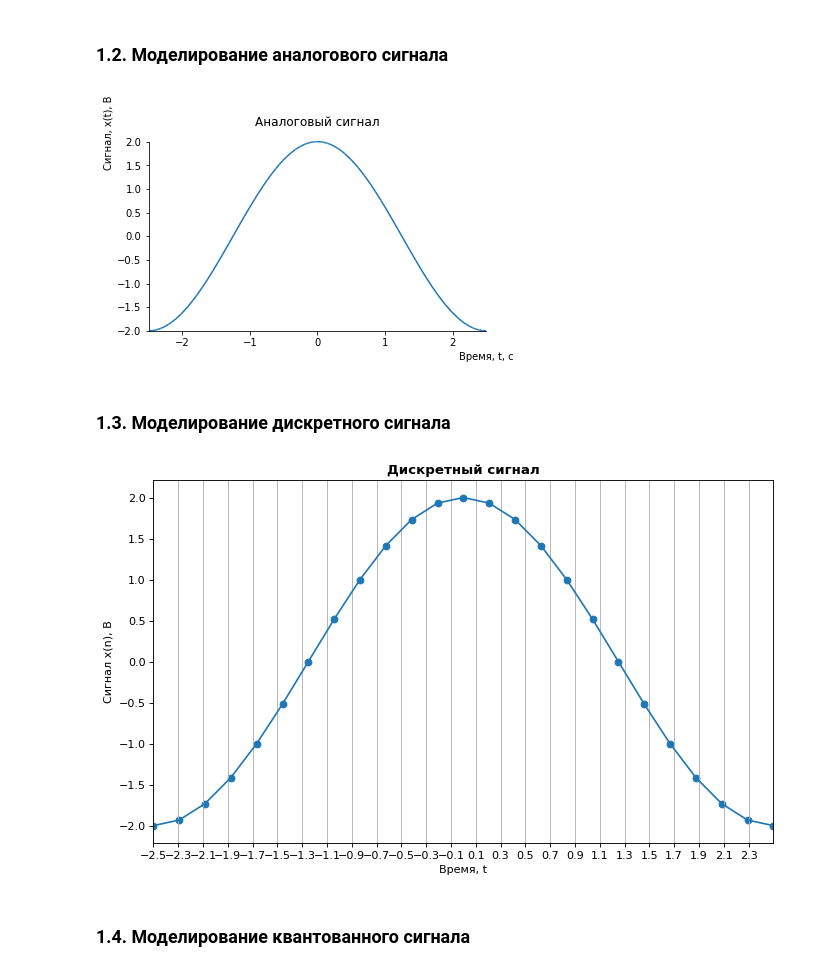
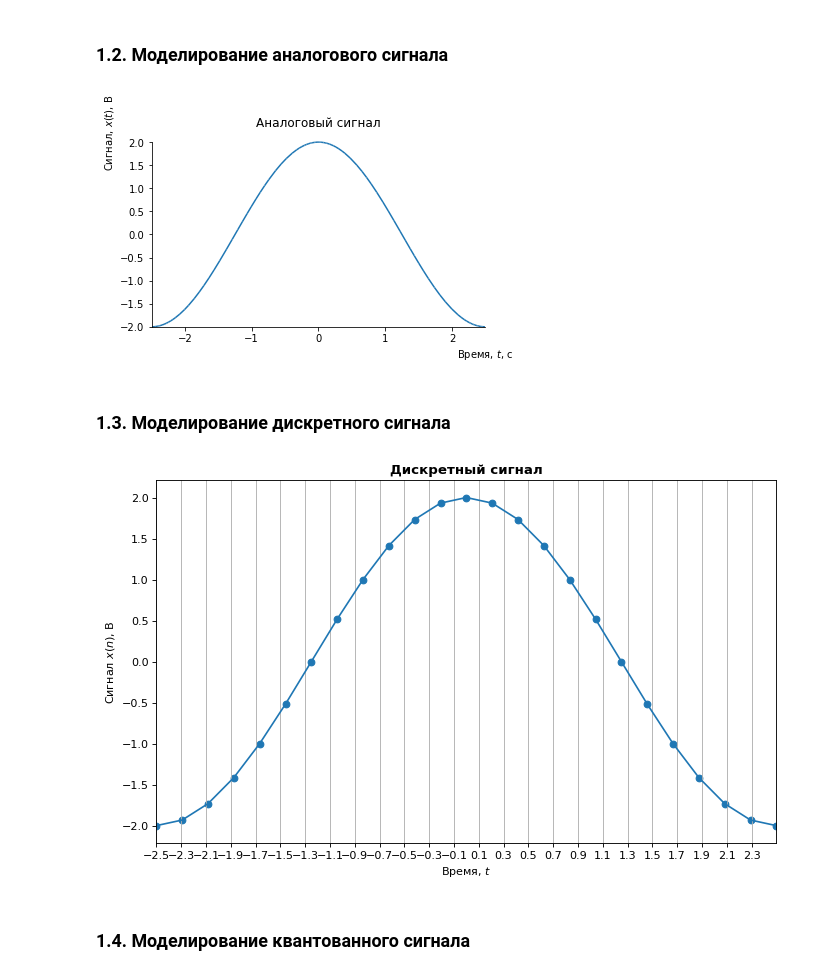
Before and after one commit to SakuraOneLove/DSP-2020, a Jupyter notebook: 1.ipynb, the cells around one changed output. Saved outputs shown, nothing was run; the diff lists cells and outputs as text; code cells hidden in the pictures.

```diff
--- a/1.ipynb
+++ b/1.ipynb
@@ -21,15 +21,15 @@ tmax = 2.5  # Конечное время моделирования
 # %%
 sig = A * cos(2 * pi * x * fz)  # Формирование значений
 
 # Формирование графика
 p = plot(sig, (x, tmin, tmax), show=False)
 p.title = "Аналоговый сигнал"   # Заголовок
-p.xlabel = "Время, t, с"    # Надпись оси абсцисс
-p.ylabel = "Сигнал, x(t), В"    # Надпись оси ординат
+p.xlabel = r"Время, $\mathit{t}$, с"    # Надпись оси абсцисс
+p.ylabel = r"Сигнал, $\mathit{x(t)}$, В"    # Надпись оси ординат
 p.axis_center = (-2.5, -2.0)    # Положение осей графика
 p.show()    # Отрисовка графика
 # %% [output]
-[figure, old version]
+[figure, new version]
 # %% [markdown]
 ### 1.3. Моделирование дискретного сигнала
 # %%
@@ -47,8 +47,8 @@ xd = np.array([xd1(i) for i in td]) # Преобразование символ
 # %%
 plt.figure(figsize=(10, 6), dpi=80) # Задания размера картинки в дюймах и плотности пикселей
 plt.title("Дискретный сигнал", fontweight="bold")   # Заголовок с жирным шрифтом
-plt.ylabel("Cигнал x(n), В")    # Надпись оси ординат
-plt.xlabel("Время, t")  # Надпись оси абсцисс
+plt.ylabel(r"Cигнал $\mathit{x(n)}$, В")    # Надпись оси ординат
+plt.xlabel(r"Время, $\mathit{t}$")  # Надпись оси абсцисс
 plt.xlim(tmin, tmax)    # Предел значений графика по оси абсцисс
 plt.xticks(np.arange(tmin, tmax, 0.2))  # Шаг деления оси абсцисс 0.2
 plt.grid(axis='x')  # Добавление вертикальных линий на график
@@ -57,7 +57,7 @@ plt.plot(td, xd)    # Соединение точек на графике
 
 plt.show()  # Отображение графика
 # %% [output]
-[figure, old version]
+[figure, new version]
 # %% [markdown]
 ### 1.4. Моделирование квантованного сигнала
 # %%
```
Also changed, not shown: parts of 4 cells of this notebook.
